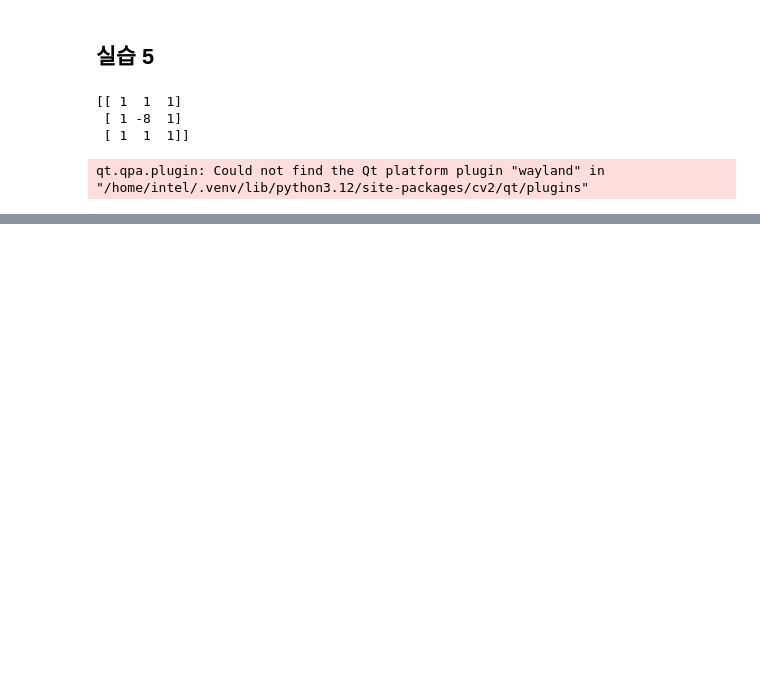
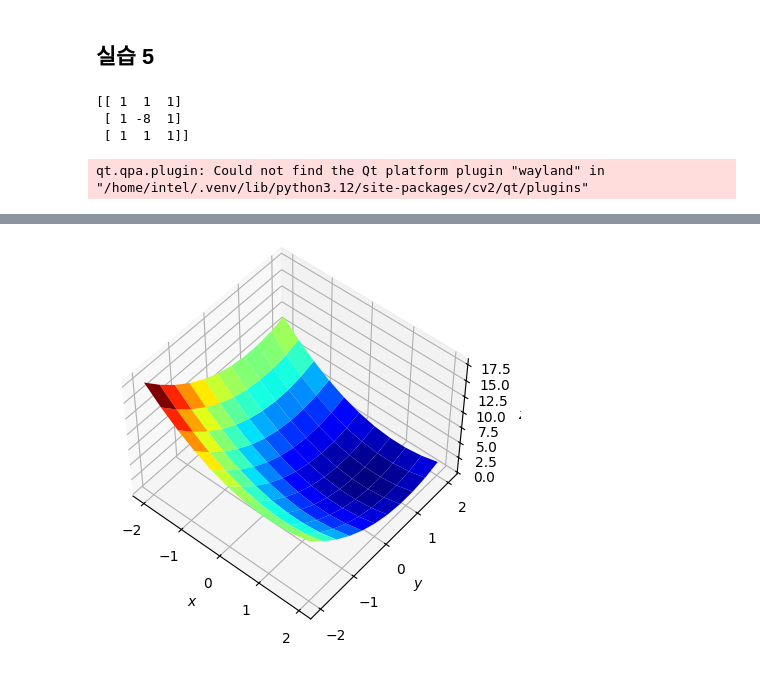
Before and after one commit to pskcci/DX-01, a Jupyter notebook: class01/homework/khs/hw4_pythonHW_and_math/HW4_python.ipynb, the cells around one changed output, grey strips where cells are left out. Saved outputs shown, nothing was run; the diff lists cells and outputs as text; code cells hidden in the pictures; blank space fills up the shorter version.

```diff
--- a/class01/homework/khs/hw4_pythonHW_and_math/HW4_python.ipynb
+++ b/class01/homework/khs/hw4_pythonHW_and_math/HW4_python.ipynb
@@ -105,0 +1008,16 @@ qt.qpa.plugin: Could not find the Qt platform plugin "wayland" in "/home/intel/.
+# %%
+import numpy as np
+import matplotlib.pylab as plt
+x = np.linspace(-2, 2, 11)
+y = np.linspace(-2, 2, 11)
+
+print(x)
+print(y)
+
+x, y = np.meshgrid(x, y)
+print(x)
+print(y)
+
+f = lambda x, y : (x-1)**2 + (y-1)**2
+z = f(x, y)
+print(z)
@@ -105,0 +1042,13 @@ qt.qpa.plugin: Could not find the Qt platform plugin "wayland" in "/home/intel/.
+# %%
+from mpl_toolkits.mplot3d import Axes3D
+
+ax = plt.axes(projection='3d', elev=50, azim=-50)
+ax.plot_surface(x, y, z, cmap=plt.cm.jet)
+
+ax.set_xlabel('$x$')
+ax.set_ylabel('$y$')
+ax.set_zlabel('$z$')
+
+plt.show()
+# %% [output]
+[figure, added]
```
Also changed, not shown: parts of 105 cells of this notebook, 4 other files.
